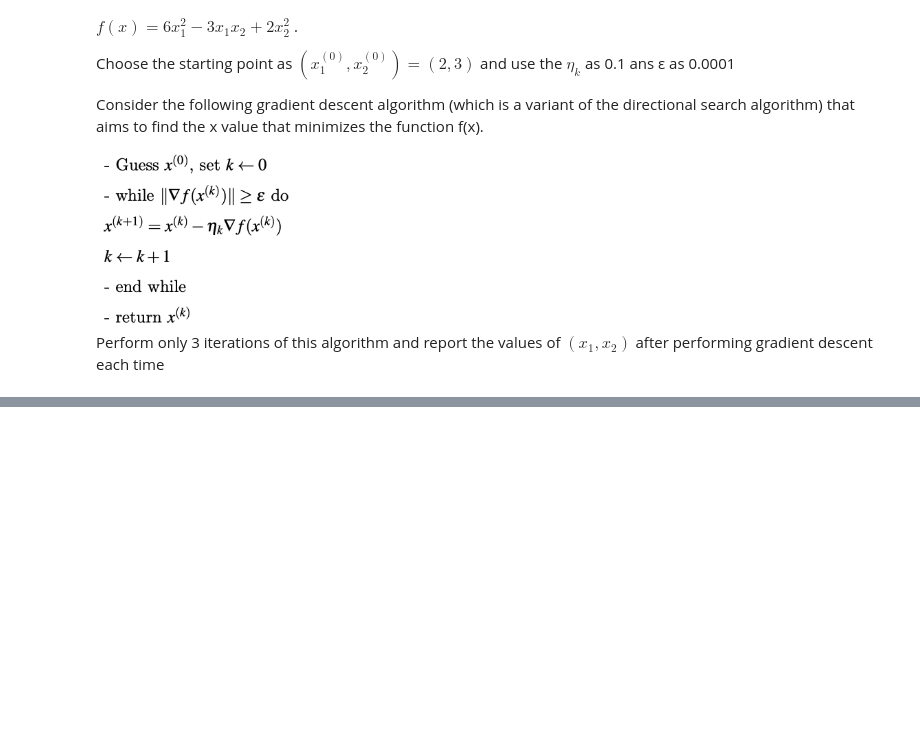
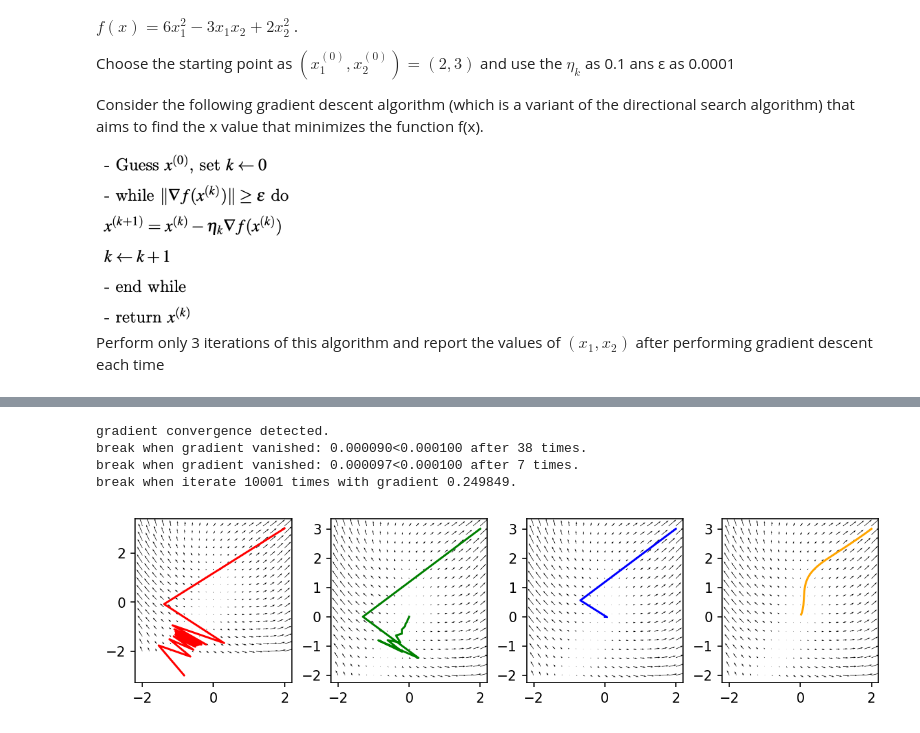
Before and after one commit to franciszero/AIDI-course, a Jupyter notebook: AIDI all solutions/AIDI 1000 Mathmatics/Assign2/Assignment_2_Fangji_Chen.ipynb, the cells around one changed output, grey strips where cells are left out. Drawn from its saved outputs; the diff is of its cells as text; code cells hidden in the pictures; blank space fills up the shorter version.

```diff
--- a/AIDI all solutions/AIDI 1000 Mathmatics/Assign2/Assignment_2_Fangji_Chen.ipynb
+++ b/AIDI all solutions/AIDI 1000 Mathmatics/Assign2/Assignment_2_Fangji_Chen.ipynb
@@ -296,0 +341,36 @@ $$\left[
+# %%
+lx1,rx1,r1=-2,2,0.2
+lx2,rx2,r2=-2,3,0.3
+x = np.arange(lx1, rx1+r1, r1)
+y = np.arange(lx2, rx2+r2, r2)
+X, Y = np.meshgrid(x, y)
+X = X.flatten()
+Y = Y.flatten()
+grad = numerical_gradient(f, np.array([X, Y]))
+
+fig = plt.figure(figsize=(8, 2), dpi=150, constrained_layout=True)
+gs = plt.GridSpec(1, 4, figure=fig, left=0.1, right=0.9, bottom=0.1, top=0.9, wspace=0.05, hspace=0.05)
+ax1 = fig.add_subplot(gs[0,0])
+ax2 = fig.add_subplot(gs[0,1])
+ax3 = fig.add_subplot(gs[0,2])
+ax4 = fig.add_subplot(gs[0,3])
+
+def plot_gradient_path(ax, t1,t2, clr):
+    ax.quiver(X, Y, grad[0], grad[1])
+    ax.plot(T1,T2, c=clr)
+
+T1,T2,T3=gradient_decent(2,3,alpha=0.1027)
+plot_gradient_path(ax1, T1,T2, clr='r')
+T1,T2,T3=gradient_decent(2,3,alpha=0.1)
+plot_gradient_path(ax2, T1,T2, clr='g')
+T1,T2,T3=gradient_decent(2,3,alpha=0.081377)
+plot_gradient_path(ax3, T1,T2, clr='b')
+T1,T2,T3=gradient_decent(2,3,alpha=0.0001)
+plot_gradient_path(ax4, T1,T2, clr='orange')
+plt.show()
+# %% [output]
+gradient convergence detected.
+break when gradient vanished: 0.000090<0.000100 after 38 times.
+break when gradient vanished: 0.000097<0.000100 after 7 times.
+break when iterate 10001 times with gradient 0.249849.
+[figure, added]
```
Also changed, not shown: parts of 22 cells of this notebook, 7 other files.
